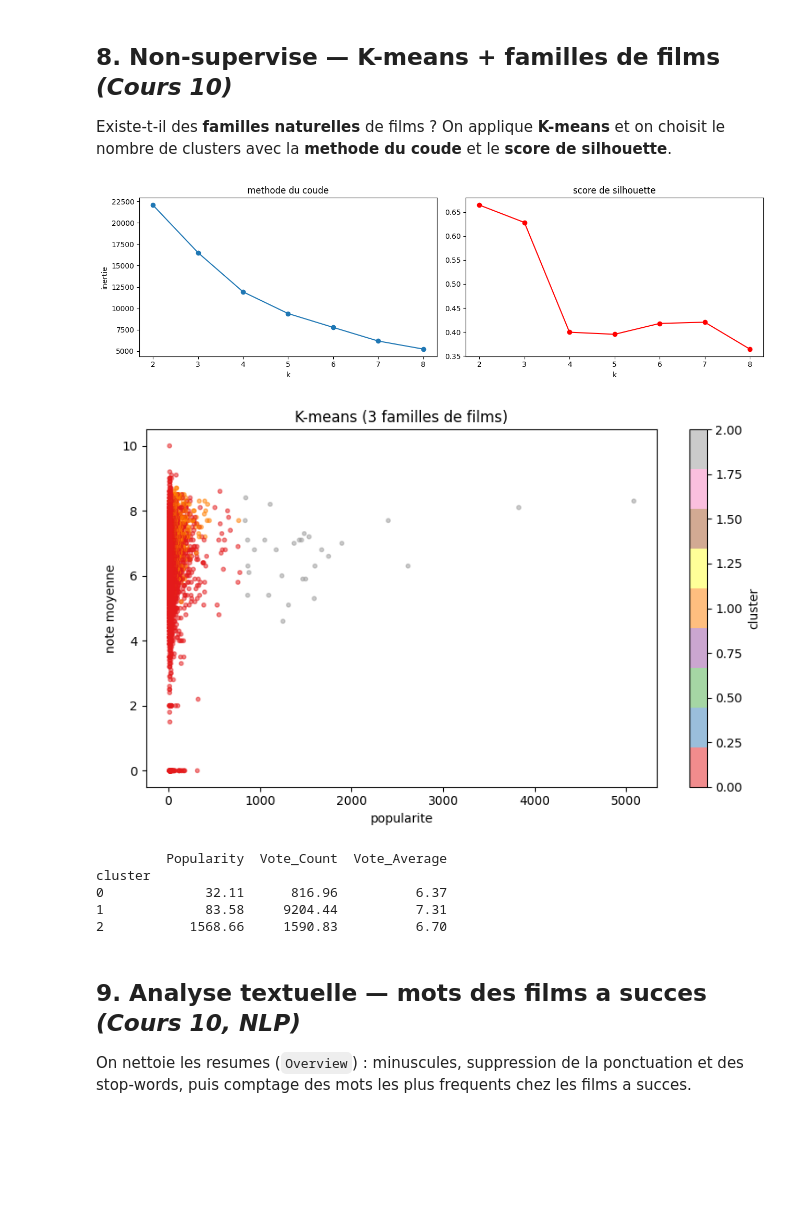
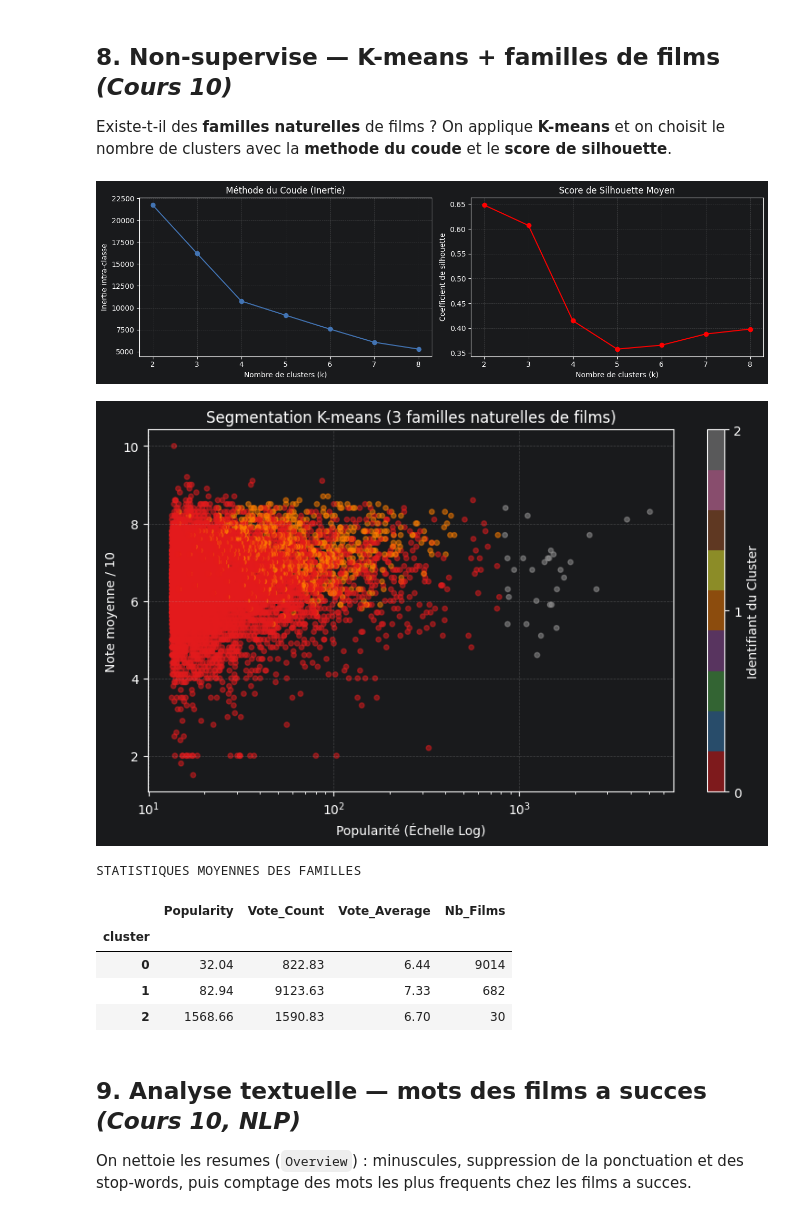
Before and after one commit to Dylan801/8PRO408, a Jupyter notebook: notebook.ipynb, the cells around one changed output. Drawn from its saved outputs; the diff is of its cells as text; code cells hidden in the pictures; blank space fills up the shorter version.

```diff
--- a/notebook.ipynb
+++ b/notebook.ipynb
@@ -61,18 +82,19 @@ Genre                11
 Poster_Url           11
 dtype: int64
 # %%
-# Vote_Count et Vote_Average sont lus en string a cause des lignes corrompues
+# Forçage des types en nombres (les textes invalides deviennent des NaN)
 df["Vote_Count"] = pd.to_numeric(df["Vote_Count"], errors="coerce")
 df["Vote_Average"] = pd.to_numeric(df["Vote_Average"], errors="coerce")
+df["Popularity"] = pd.to_numeric(df["Popularity"], errors="coerce")
 
-# convertir la date et extraire l'annee
+# Conversion en format Date et extraction de l'année
 df["Release_Date"] = pd.to_datetime(df["Release_Date"], errors="coerce")
 df["year"] = df["Release_Date"].dt.year
 
-# extraire le genre principal (le premier de la liste)
+# Extraction du genre principal (le tout premier de la liste)
 df["main_genre"] = df["Genre"].str.split(",").str[0].str.strip()
 
-# supprimer les lignes sans note ni votes (inutilisables pour la regression)
+# Suppression des lignes sans Note, Vote ou Popularité
 df = df.dropna(subset=["Vote_Average", "Vote_Count", "Popularity"])
 print(f"apres nettoyage : {df.shape}")
 df.dtypes
@@ -582,49 +743,73 @@ f1 moyen   : 0.232 (+/- 0.124)
 Existe-t-il des **familles naturelles** de films ? On applique **K-means** et on choisit le
 nombre de clusters avec la **methode du coude** et le **score de silhouette**.
 # %%
-base = df.dropna(subset=["Popularity", "Vote_Count", "Vote_Average"]).copy()
+base = df[(df["Vote_Average"] > 0) & (df["Popularity"].notnull()) & (df["Vote_Count"].notnull())].copy()
+
 Xk = StandardScaler().fit_transform(base[["Popularity", "Vote_Count", "Vote_Average"]])
 
 inerties, silhouettes = [], []
 Ks = range(2, 9)
 for k in Ks:
     km = KMeans(n_clusters=k, random_state=RANDOM_STATE, n_init=10).fit(Xk)
     inerties.append(km.inertia_)
     silhouettes.append(silhouette_score(Xk, km.labels_))
 
 fig, axes = plt.subplots(1, 2, figsize=(13, 4))
-axes[0].plot(list(Ks), inerties, marker="o")
-axes[0].set_title("methode du coude")
-axes[0].set_xlabel("k"); axes[0].set_ylabel("inertie")
+axes[0].plot(list(Ks), inerties, marker="o", color="#4374B3")
+axes[0].set_title("Méthode du Coude (Inertie)")
+axes[0].set_xlabel("Nombre de clusters (k)")
+axes[0].set_ylabel("Inertie intra-classe")
+axes[0].grid(True, linestyle="--", alpha=0.3)
+
 axes[1].plot(list(Ks), silhouettes, marker="o", color="red")
-axes[1].set_title("score de silhouette")
-axes[1].set_xlabel("k")
+axes[1].set_title("Score de Silhouette Moyen")
+axes[1].set_xlabel("Nombre de clusters (k)")
+axes[1].set_ylabel("Coefficient de silhouette")
+axes[1].grid(True, linestyle="--", alpha=0.3)
+
 plt.tight_layout()
 plt.show()
 # %% [output]
-[figure, old version]
+[figure, new version]
 # %%
-K_CHOISI = 3   # ajuster selon le coude / la silhouette
+K_CHOISI = 3   # Nombre de clusters optimal validé par la silhouette
 km = KMeans(n_clusters=K_CHOISI, random_state=RANDOM_STATE, n_init=10)
 base["cluster"] = km.fit_predict(Xk)
 
+# Tracé du graphique avec correction d'échelle
 fig, ax = plt.subplots(figsize=(8, 5))
 sc = ax.scatter(base["Popularity"], base["Vote_Average"],
-                c=base["cluster"], cmap="Set1", alpha=0.5, s=10)
-ax.set_xlabel("popularite"); ax.set_ylabel("note moyenne")
-ax.set_title(f"K-means ({K_CHOISI} familles de films)")
-plt.colorbar(sc, label="cluster")
+                c=base["cluster"], cmap="Set1", alpha=0.5, s=15)
+
+# Échelle log pour étaler la popularité de manière lisible
+ax.set_xscale("log")
+
+ax.set_xlabel("Popularité (Échelle Log)")
+ax.set_ylabel("Note moyenne / 10")
+ax.set_title(f"Segmentation K-means ({K_CHOISI} familles naturelles de films)")
+ax.grid(True, linestyle="--", alpha=0.3)
+
+# Configuration de la barre de couleur pour n'afficher que des entiers (0, 1, 2)
+cbar = plt.colorbar(sc, ticks=range(K_CHOISI))
+cbar.set_label("Identifiant du Cluster")
+
 plt.tight_layout()
 plt.show()
 
-print(base.groupby("cluster")[["Popularity", "Vote_Count", "Vote_Average"]].mean().round(2))
+# AFFICHAGE DU PROFIL DES CLUSTERS AVEC EFFECTIFS
+profils = base.groupby("cluster")[["Popularity", "Vote_Count", "Vote_Average"]].mean()
+profils["Nb_Films"] = base.groupby("cluster").size() # On ajoute la taille du groupe
+
+print("STATISTIQUES MOYENNES DES FAMILLES")
+display(profils.round(2))
 # %% [output]
-[figure, old version]
+[figure, new version]
-         Popularity  Vote_Count  Vote_Average
-cluster
-0             32.11      816.96          6.37
-1             83.58     9204.44          7.31
-2           1568.66     1590.83          6.70
+STATISTIQUES MOYENNES DES FAMILLES
+|  | Popularity | Vote_Count | Vote_Average | Nb_Films |
+| cluster |  |  |  |  |
+| 0 | 32.04 | 822.83 | 6.44 | 9014 |
+| 1 | 82.94 | 9123.63 | 7.33 | 682 |
+| 2 | 1568.66 | 1590.83 | 6.70 | 30 |
 # %% [markdown]
 ## 9. Analyse textuelle — mots des films a succes  *(Cours 10, NLP)*
 
```
Also changed, not shown: parts of 37 cells of this notebook.
